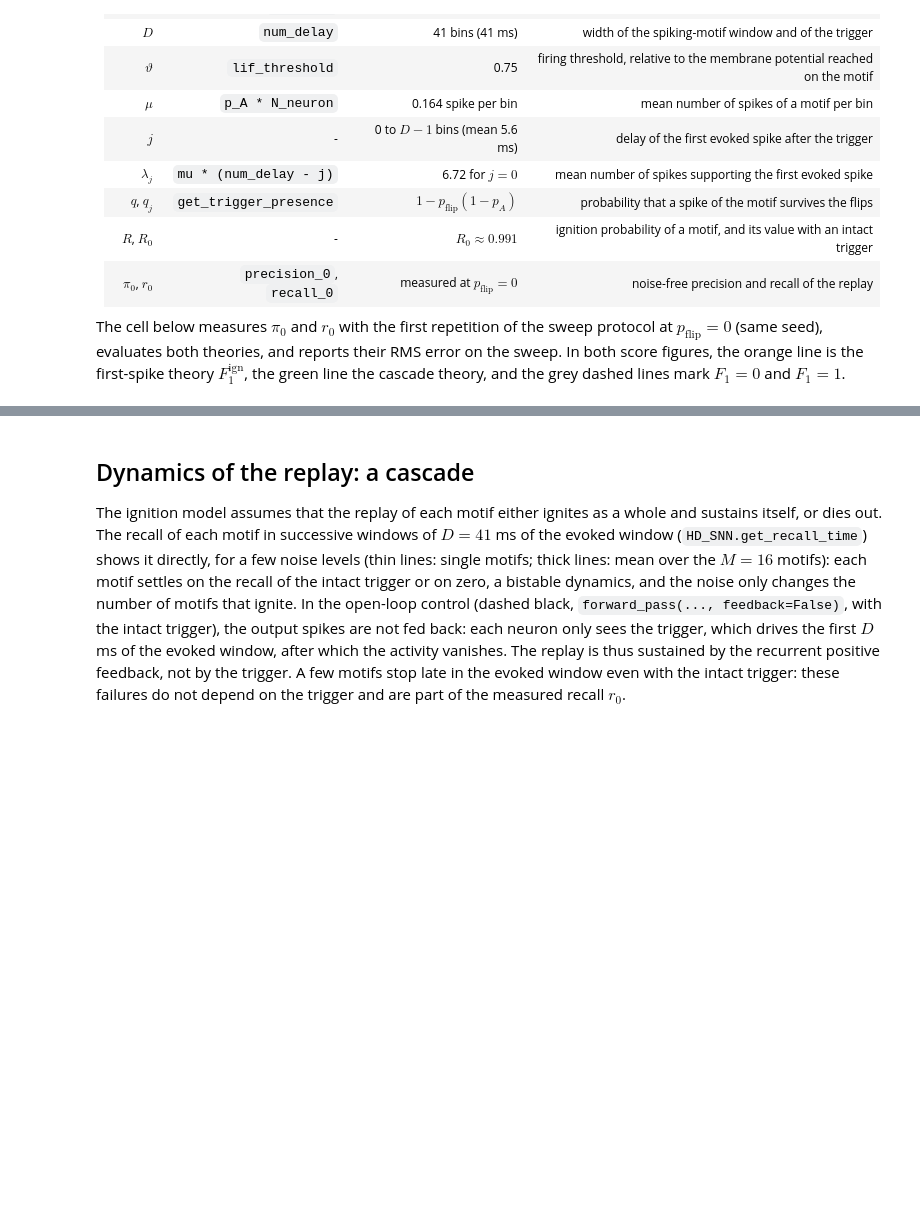
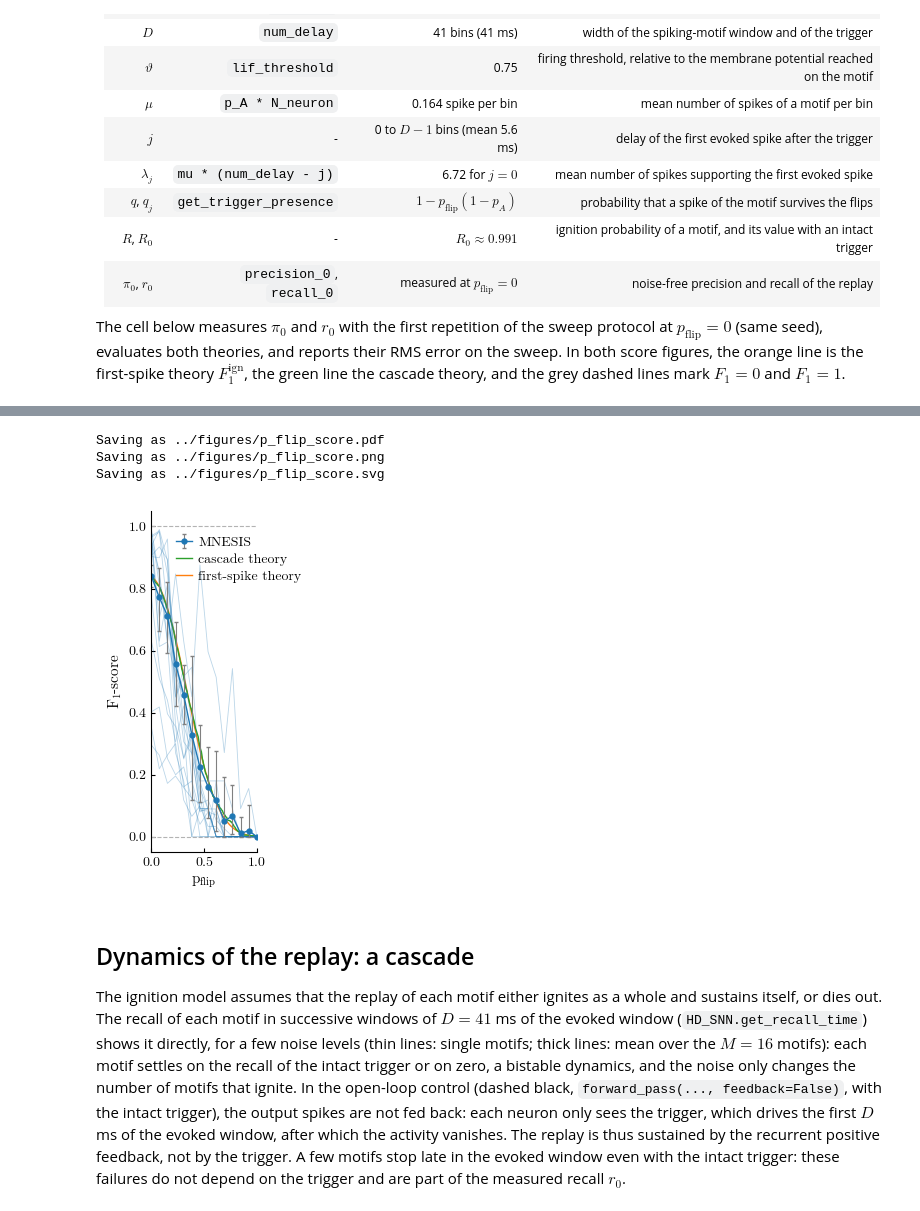
Before and after one commit to SpikeAI/MNESIS, a Jupyter notebook: src/14_MNESIS_testing-noise.ipynb, the cells around one changed output, grey strips where cells are left out. Cells and saved outputs as stored; diff of their text form; code cells hidden in the pictures; blank space fills up the shorter version.

```diff
--- a/src/14_MNESIS_testing-noise.ipynb
+++ b/src/14_MNESIS_testing-noise.ipynb
@@ -326,3 +326,33 @@ Saving as ../figures/p_flip_score.svg
+# %%
+# $F_1$ as a function of the bit-flipping probability $p_\mathrm{flip}$: mean and 5%-95% quantiles of a beta fit over N_cv realisations, thin lines
+# for each motif, against the two theories (orange: first spike; green: cascade); grey guides at 0 and 1.
+
+if not lock_filename.exists():
+    fig, ax = plt.subplots()
+    ax.hlines([0, 1], p_flip[0], p_flip[-1], '0.7', ls='--', lw=0.8)
+    ax.plot(p_flip_theory, f1_ignition_theory, color='tab:orange', label='first-spike theory')
+    ax.plot(p_flip_theory, f1_cascade_theory, color='tab:green', label='cascade theory')
+    # one thin line per motif (F1 of the motif, mean over the N_cv realisations), overlaid on the
+    # mean: each motif switches from 0 to its intact value at its own threshold (all-or-nothing ignition)
+    ax.plot(p_flip, scores_motif_np.mean(axis=1), color='tab:blue', alpha=.3, lw=.6)
+    mean, yerr = get_beta_errorbar(scores_np)
+    ax.errorbar(p_flip, mean, yerr=yerr, fmt='o',
+                color='tab:blue', ecolor='0.5', elinewidth=0.8, capsize=1.5,
+                markersize=3.5, linestyle='solid', linewidth=1.0, label='MNESIS')
+    ax.set_xlabel(r"$p_\mathrm{flip}$")
+    ax.set_ylabel(r"$F_1$-score")
+    ax.set_xlim(p_flip[0], p_flip[-1])
+    ax.set_ylim(-0.05, 1.05)
+    handles, labels = ax.get_legend_handles_labels()
+    ax.legend(handles[::-1], labels[::-1], loc='upper right', bbox_to_anchor=(1.5, .95), # network first, below the F1 = 1 line
+              handlelength=1.2, handletextpad=0.4, borderaxespad=0.2, labelspacing=0.3)
+
+    printfig(fig, 'p_flip_score', fig_width=opt.fig_width/3, fig_height=opt.fig_height, figpath=figpath)
+# %% [output]
+Saving as ../figures/p_flip_score.pdf
+Saving as ../figures/p_flip_score.png
+Saving as ../figures/p_flip_score.svg
+[figure, added]
 # %% [markdown]
 ## Dynamics of the replay: a cascade
 
```
Also changed, not shown: parts of 7 cells of this notebook, 13 other files.
